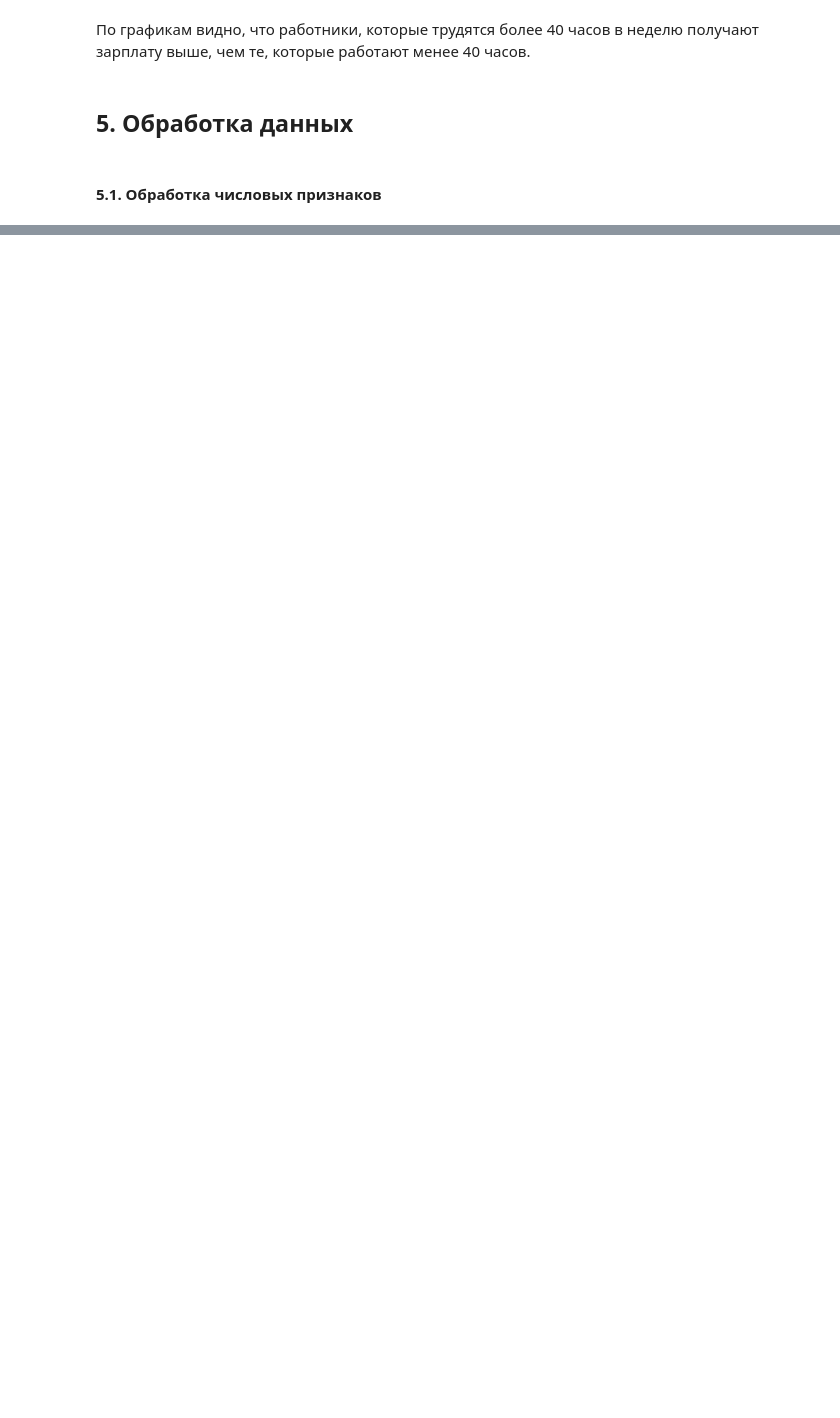
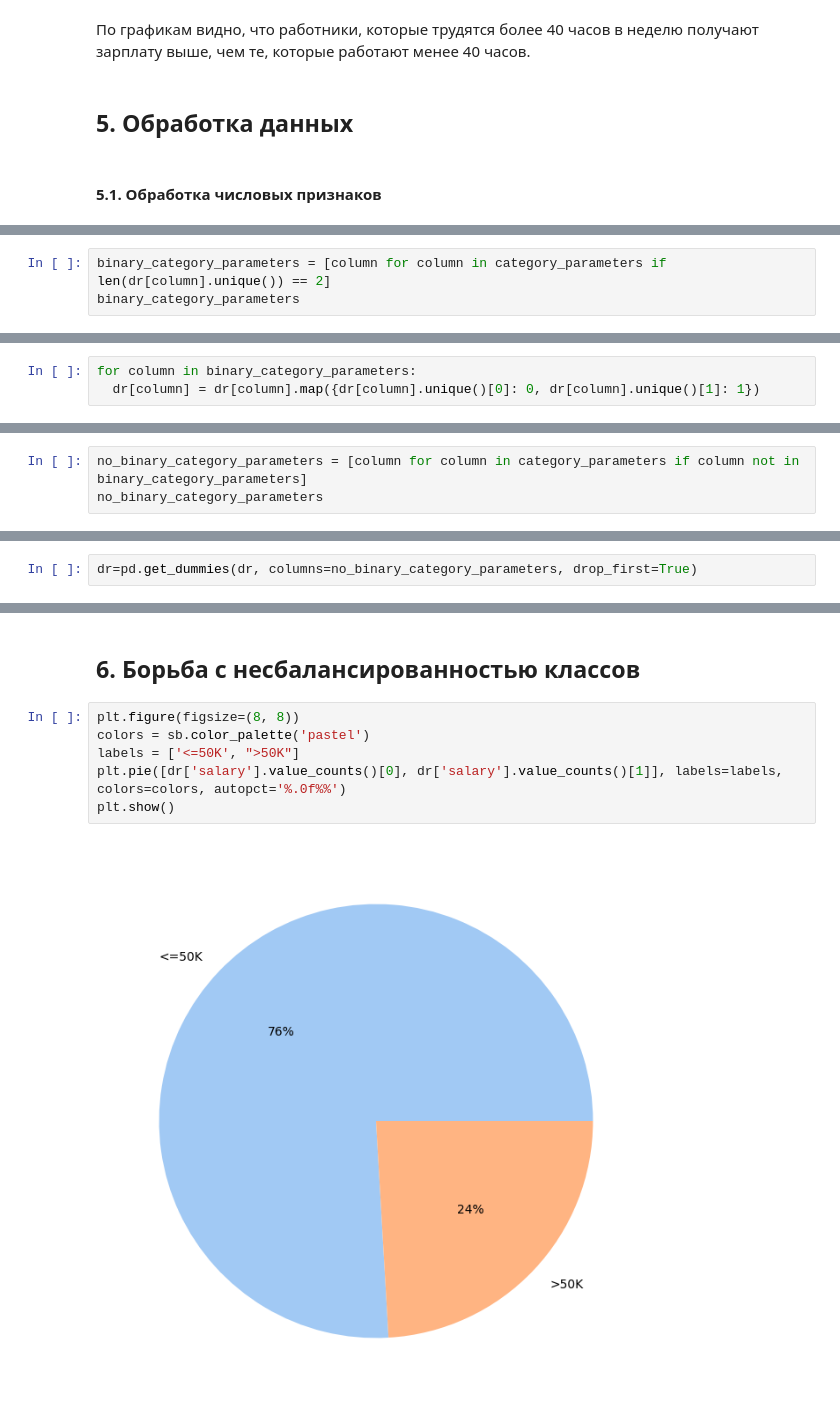
Before and after one commit to julivess/ML_course, a Jupyter notebook: salary_classification(1).ipynb, the cells around one changed output, grey strips where cells are left out. Drawn from its saved outputs; the diff is of its cells as text; blank space fills up the shorter version.

```diff
--- a/salary_classification(1).ipynb
+++ b/salary_classification(1).ipynb
@@ -303,0 +474,3 @@ plt.show()
+# %%
+binary_category_parameters = [column for column in category_parameters if len(dr[column].unique()) == 2]
+binary_category_parameters
@@ -303,0 +479,3 @@ plt.show()
+# %%
+for column in binary_category_parameters:
+  dr[column] = dr[column].map({dr[column].unique()[0]: 0, dr[column].unique()[1]: 1})
@@ -303,0 +484,3 @@ plt.show()
+# %%
+no_binary_category_parameters = [column for column in category_parameters if column not in binary_category_parameters]
+no_binary_category_parameters
@@ -303,0 +497,2 @@ plt.show()
+# %%
+dr=pd.get_dummies(dr, columns=no_binary_category_parameters, drop_first=True)
@@ -303,0 +519,10 @@ plt.show()
+# %% [markdown]
+##  **6. Борьба с несбалансированностью классов**
+# %%
+plt.figure(figsize=(8, 8))
+colors = sb.color_palette('pastel')
+labels = ['<=50K', ">50K"]
+plt.pie([dr['salary'].value_counts()[0], dr['salary'].value_counts()[1]], labels=labels, colors=colors, autopct='%.0f%%')
+plt.show()
+# %% [output]
+[figure, added]
```
Also changed, not shown: parts of 57 cells of this notebook.
